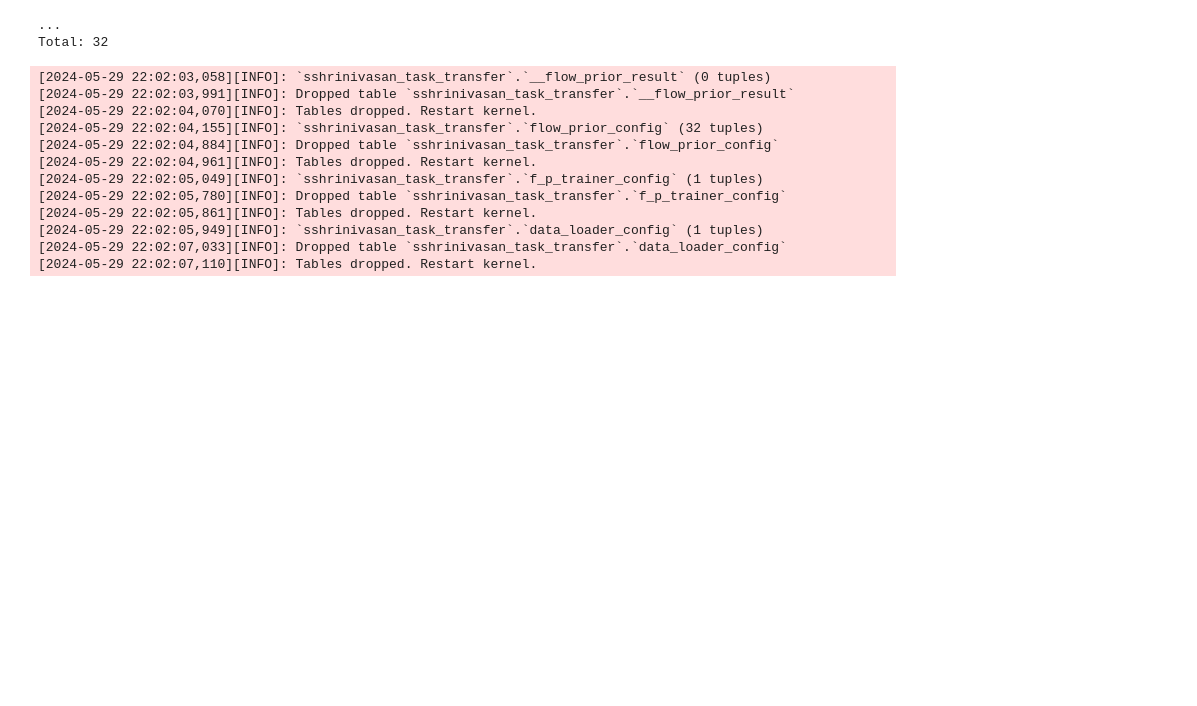
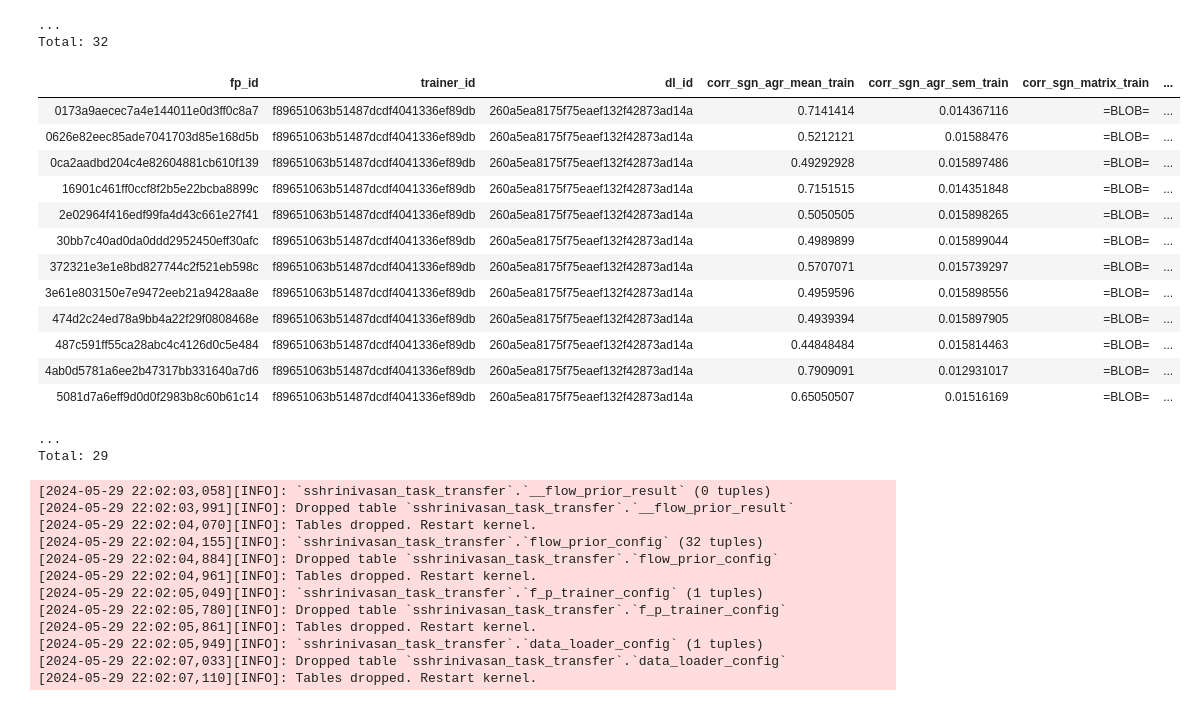
Before and after one commit to suhasshrinivasan/task-transfer, a Jupyter notebook: experiments/dj/trial.ipynb, the cells around one changed output. Saved outputs shown, nothing was run; the diff lists cells and outputs as text; code cells hidden in the pictures; blank space fills up the shorter version.

```diff
--- a/experiments/dj/trial.ipynb
+++ b/experiments/dj/trial.ipynb
@@ -24,6 +28,24 @@ FlowPriorResult()
 | 487c591ff55ca28abc4c4126d0c5e484 | f89651063b51487dcdf4041336ef89db | 260a5ea8175f75eaef132f42873ad14a | -51.577545166015625 | 1.2114477157592773 | -51.3540153503418 | 2.2709085941314697 | ... |
 ...
 Total: 32
+# %%
+FlowPriorEval()
+# %% [output]
+| fp_id | trainer_id | dl_id | corr_sgn_agr_mean_train | corr_sgn_agr_sem_train | corr_sgn_matrix_train | ... |
+| 0173a9aecec7a4e144011e0d3ff0c8a7 | f89651063b51487dcdf4041336ef89db | 260a5ea8175f75eaef132f42873ad14a | 0.7141414 | 0.014367116 | =BLOB= | ... |
+| 0626e82eec85ade7041703d85e168d5b | f89651063b51487dcdf4041336ef89db | 260a5ea8175f75eaef132f42873ad14a | 0.5212121 | 0.01588476 | =BLOB= | ... |
+| 0ca2aadbd204c4e82604881cb610f139 | f89651063b51487dcdf4041336ef89db | 260a5ea8175f75eaef132f42873ad14a | 0.49292928 | 0.015897486 | =BLOB= | ... |
+| 16901c461ff0ccf8f2b5e22bcba8899c | f89651063b51487dcdf4041336ef89db | 260a5ea8175f75eaef132f42873ad14a | 0.7151515 | 0.014351848 | =BLOB= | ... |
+| 2e02964f416edf99fa4d43c661e27f41 | f89651063b51487dcdf4041336ef89db | 260a5ea8175f75eaef132f42873ad14a | 0.5050505 | 0.015898265 | =BLOB= | ... |
+| 30bb7c40ad0da0ddd2952450eff30afc | f89651063b51487dcdf4041336ef89db | 260a5ea8175f75eaef132f42873ad14a | 0.4989899 | 0.015899044 | =BLOB= | ... |
+| 372321e3e1e8bd827744c2f521eb598c | f89651063b51487dcdf4041336ef89db | 260a5ea8175f75eaef132f42873ad14a | 0.5707071 | 0.015739297 | =BLOB= | ... |
+| 3e61e803150e7e9472eeb21a9428aa8e | f89651063b51487dcdf4041336ef89db | 260a5ea8175f75eaef132f42873ad14a | 0.4959596 | 0.015898556 | =BLOB= | ... |
+| 474d2c24ed78a9bb4a22f29f0808468e | f89651063b51487dcdf4041336ef89db | 260a5ea8175f75eaef132f42873ad14a | 0.4939394 | 0.015897905 | =BLOB= | ... |
+| 487c591ff55ca28abc4c4126d0c5e484 | f89651063b51487dcdf4041336ef89db | 260a5ea8175f75eaef132f42873ad14a | 0.44848484 | 0.015814463 | =BLOB= | ... |
+| 4ab0d5781a6ee2b47317bb331640a7d6 | f89651063b51487dcdf4041336ef89db | 260a5ea8175f75eaef132f42873ad14a | 0.7909091 | 0.012931017 | =BLOB= | ... |
+| 5081d7a6eff9d0d0f2983b8c60b61c14 | f89651063b51487dcdf4041336ef89db | 260a5ea8175f75eaef132f42873ad14a | 0.65050507 | 0.01516169 | =BLOB= | ... |
+...
+Total: 29
 # %%
 # FlowPriorResult.drop()
 # FlowPriorConfig.drop()
```
Also changed, not shown: parts of 1 cell of this notebook, 16 other files.
